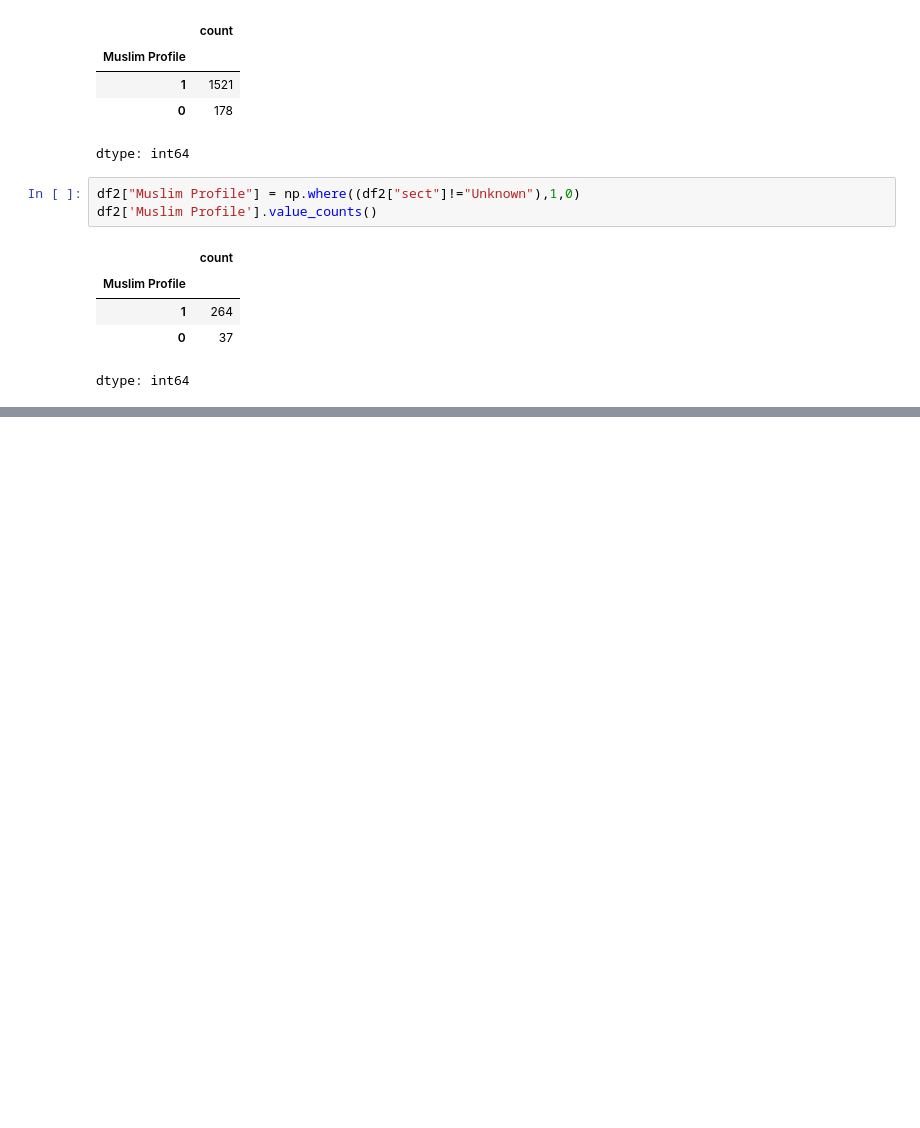
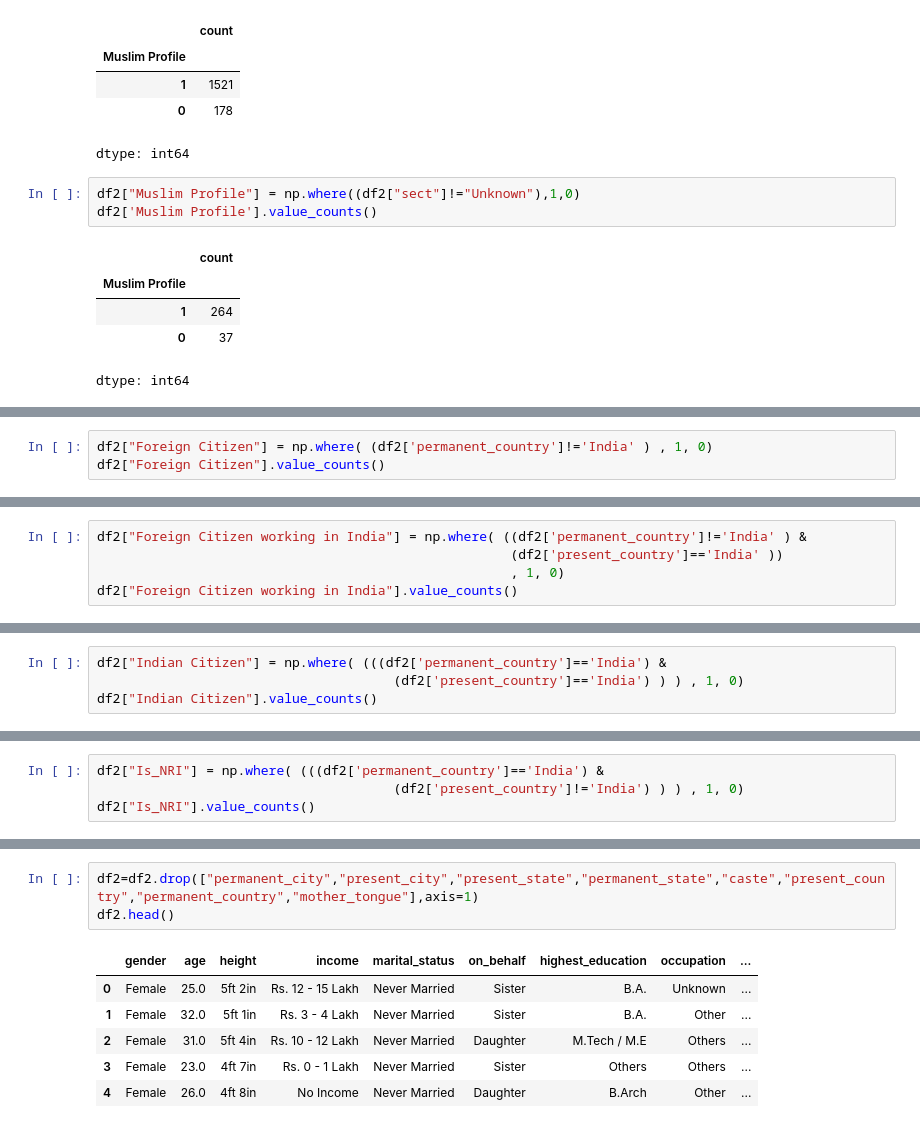
Before and after one commit to Shivani8780/CRIME-PREDICTION, a Jupyter notebook: Matrimonial-Profile.ipynb, the cells around one changed output, grey strips where cells are left out. Cells and saved outputs as stored; diff of their text form; blank space fills up the shorter version.

```diff
--- a/Matrimonial-Profile.ipynb
+++ b/Matrimonial-Profile.ipynb
@@ -565,0 +573,3 @@ dtype: int64
+# %%
+df2["Foreign Citizen"] = np.where( (df2['permanent_country']!='India' ) , 1, 0)
+df2["Foreign Citizen"].value_counts()
@@ -565,0 +593,5 @@ dtype: int64
+# %%
+df2["Foreign Citizen working in India"] = np.where( ((df2['permanent_country']!='India' ) &
+                                                     (df2['present_country']=='India' ))
+                                                     , 1, 0)
+df2["Foreign Citizen working in India"].value_counts()
@@ -565,0 +613,4 @@ dtype: int64
+# %%
+df2["Indian Citizen"] = np.where( (((df2['permanent_country']=='India') &
+                                      (df2['present_country']=='India') ) ) , 1, 0)
+df2["Indian Citizen"].value_counts()
@@ -565,0 +633,4 @@ dtype: int64
+# %%
+df2["Is_NRI"] = np.where( (((df2['permanent_country']=='India') &
+                                      (df2['present_country']!='India') ) ) , 1, 0)
+df2["Is_NRI"].value_counts()
@@ -565,0 +852,10 @@ dtype: int64
+# %%
+df2=df2.drop(["permanent_city","present_city","present_state","permanent_state","caste","present_country","permanent_country","mother_tongue"],axis=1)
+df2.head()
+# %% [output]
+|  | gender | age | height | income | marital_status | on_behalf | highest_education | occupation | ... |
+| 0 | Female | 25.0 | 5ft 2in | Rs. 12 - 15 Lakh | Never Married | Sister | B.A. | Unknown | ... |
+| 1 | Female | 32.0 | 5ft 1in | Rs. 3 - 4 Lakh | Never Married | Sister | B.A. | Other | ... |
+| 2 | Female | 31.0 | 5ft 4in | Rs. 10 - 12 Lakh | Never Married | Daughter | M.Tech / M.E | Others | ... |
+| 3 | Female | 23.0 | 4ft 7in | Rs. 0 - 1 Lakh | Never Married | Sister | Others | Others | ... |
+| 4 | Female | 26.0 | 4ft 8in | No Income | Never Married | Daughter | B.Arch | Other | ... |
```
Also changed, not shown: parts of 56 cells of this notebook.
